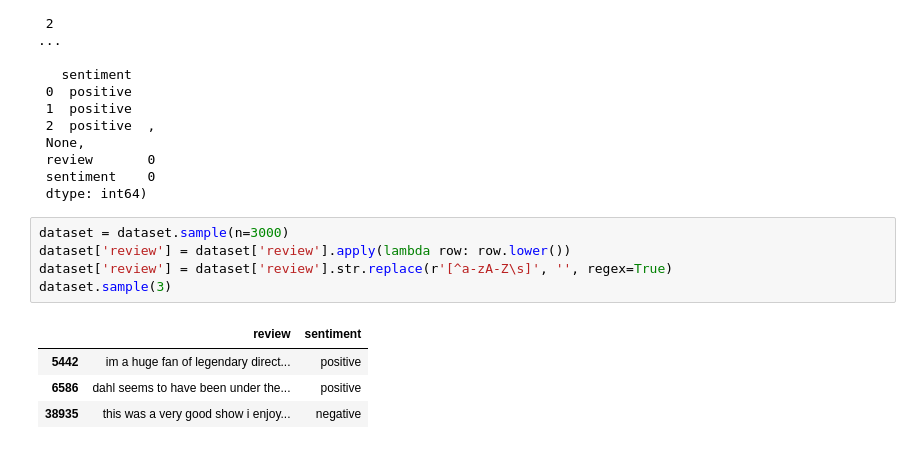
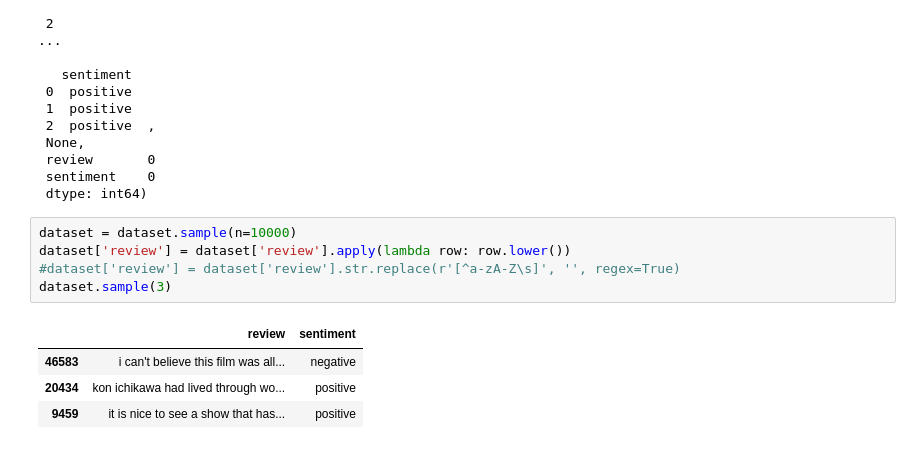
Before and after one commit to kevasesk/synapsys, a Jupyter notebook: sentiment_analysys_train.ipynb, the cells around one changed output. Cells and saved outputs as stored; diff of their text form.

```diff
--- a/sentiment_analysys_train.ipynb
+++ b/sentiment_analysys_train.ipynb
@@ -51,15 +39,15 @@ memory usage: 781.4+ KB
  sentiment    0
  dtype: int64)
 # %%
-dataset = dataset.sample(n=3000)
+dataset = dataset.sample(n=10000)
 dataset['review'] = dataset['review'].apply(lambda row: row.lower())
-dataset['review'] = dataset['review'].str.replace(r'[^a-zA-Z\s]', '', regex=True)
+#dataset['review'] = dataset['review'].str.replace(r'[^a-zA-Z\s]', '', regex=True)
 dataset.sample(3)
 # %% [output]
 |  | review | sentiment |
-| 5442 | im a huge fan of legendary direct... | positive |
-| 6586 | dahl seems to have been under the... | positive |
-| 38935 | this was a very good show i enjoy... | negative |
+| 46583 | i can't believe this film was all... | negative |
+| 20434 | kon ichikawa had lived through wo... | positive |
+| 9459 | it is nice to see a show that has... | positive |
 # %%
 tokenizer = BertTokenizer.from_pretrained('prajjwal1/bert-tiny')
 
```
Also changed, not shown: parts of 9 cells of this notebook, 3 other files.
